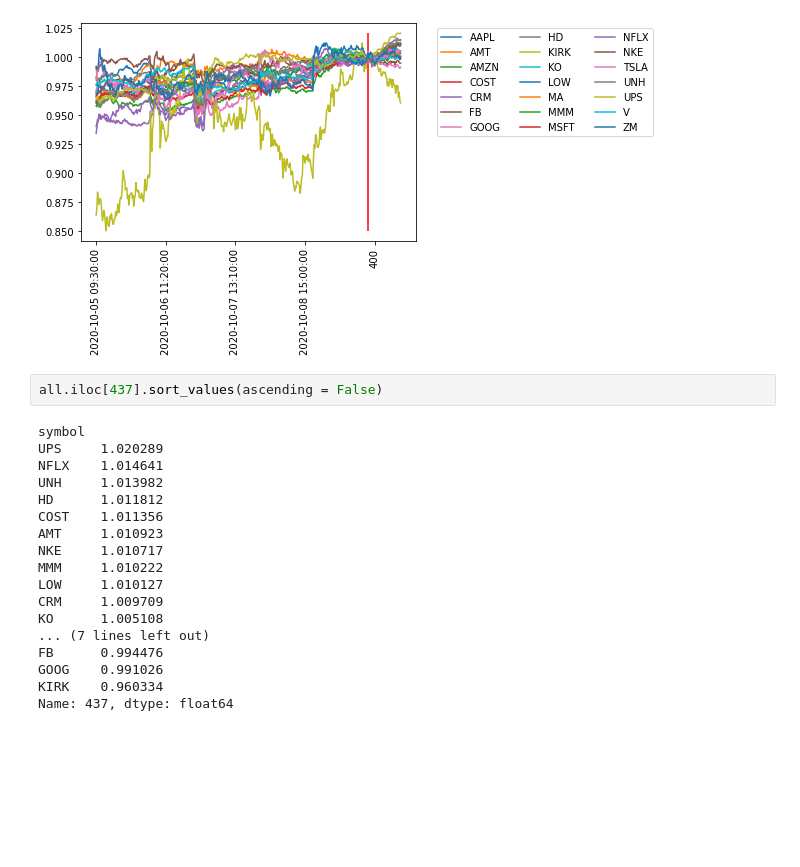
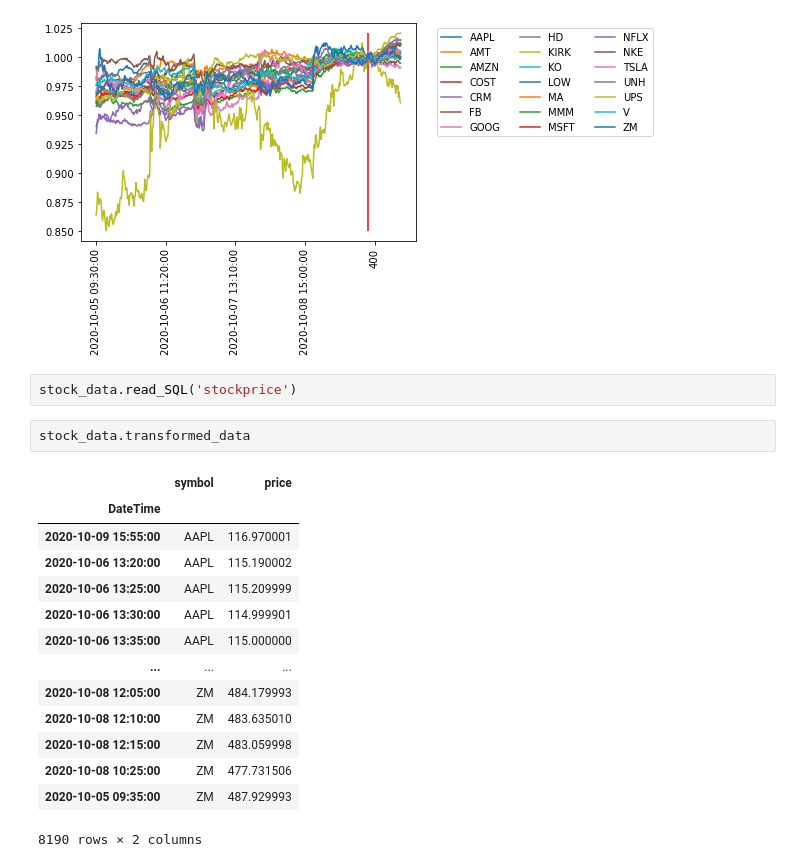
Before and after one commit to ehullander/StockPrice, a Jupyter notebook: Stocks.ipynb, the cells around one changed output. Cells and saved outputs as stored; diff of their text form; blank space fills up the shorter version.

```diff
--- a/Stocks.ipynb
+++ b/Stocks.ipynb
@@ -136,23 +73,22 @@ plt.xticks(rotation=90)
 plt.show()
 # %% [output]
 [figure]
-# %%
-all.iloc[437].sort_values(ascending = False)
-# %% [output]
-symbol
-UPS     1.020289
-NFLX    1.014641
-UNH     1.013982
-HD      1.011812
-COST    1.011356
-AMT     1.010923
-NKE     1.010717
-MMM     1.010222
-LOW     1.010127
-CRM     1.009709
-KO      1.005108
-... (7 lines left out)
-FB      0.994476
-GOOG    0.991026
-KIRK    0.960334
-Name: 437, dtype: float64
+# %%
+stock_data.read_SQL('stockprice')
+# %%
+stock_data.transformed_data
+# %% [output]
+|  | symbol | price |
+| DateTime |  |  |
+| 2020-10-09 15:55:00 | AAPL | 116.970001 |
+| 2020-10-06 13:20:00 | AAPL | 115.190002 |
+| 2020-10-06 13:25:00 | AAPL | 115.209999 |
+| 2020-10-06 13:30:00 | AAPL | 114.999901 |
+| 2020-10-06 13:35:00 | AAPL | 115.000000 |
+| ... | ... | ... |
+| 2020-10-08 12:05:00 | ZM | 484.179993 |
+| 2020-10-08 12:10:00 | ZM | 483.635010 |
+| 2020-10-08 12:15:00 | ZM | 483.059998 |
+| 2020-10-08 10:25:00 | ZM | 477.731506 |
+| 2020-10-05 09:35:00 | ZM | 487.929993 |
+8190 rows × 2 columns
```
Also changed, not shown: parts of 28 cells of this notebook, 2 other files.
